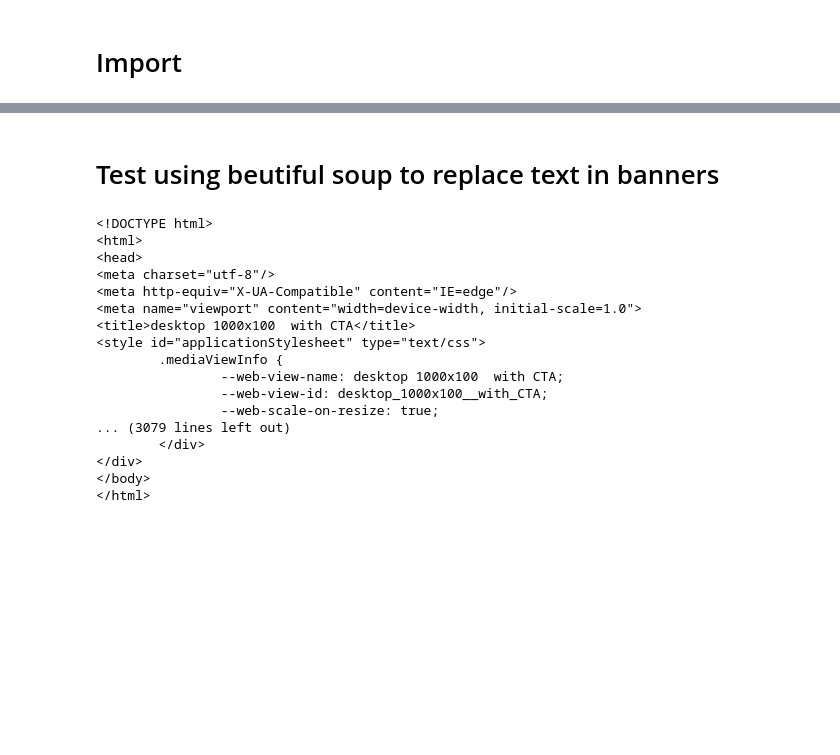
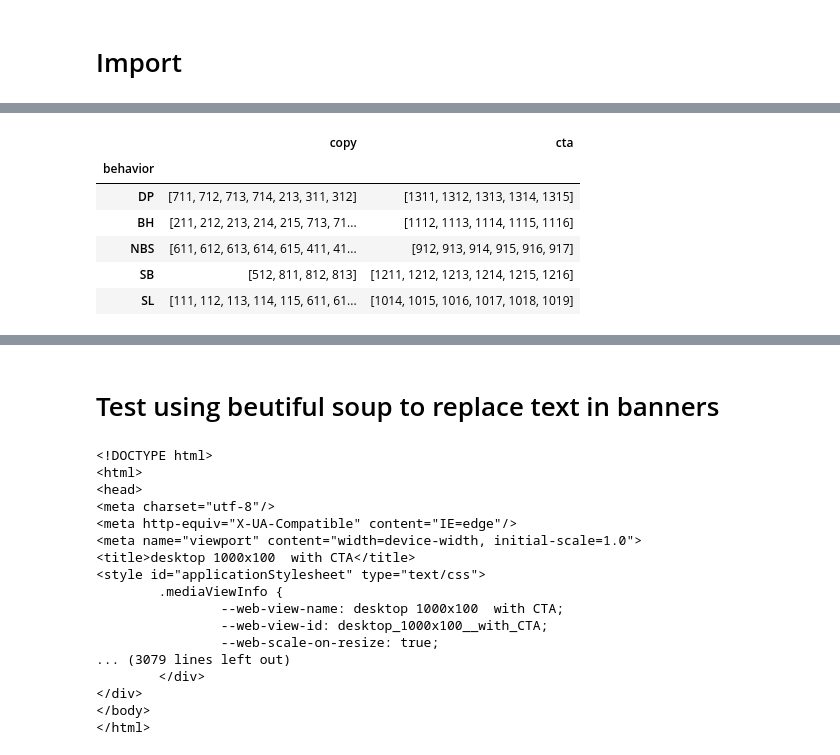
Before and after one commit to LironUxpera/LironUxpera, a Jupyter notebook: notebooks/Untitled.ipynb, the cells around one changed output, grey strips where cells are left out. Cells and saved outputs as stored; diff of their text form; code cells hidden in the pictures; blank space fills up the shorter version.

```diff
--- a/notebooks/Untitled.ipynb
+++ b/notebooks/Untitled.ipynb
@@ -11,0 +48,11 @@ ImportError: cannot import name 'HTMLDocument' from 'bs4' (/Library/Frameworks/P
+# %%
+df.set_index('behavior', inplace=True)
+df
+# %% [output]
+|  | copy | cta |
+| behavior |  |  |
+| DP | [711, 712, 713, 714, 213, 311, 312] | [1311, 1312, 1313, 1314, 1315] |
+| BH | [211, 212, 213, 214, 215, 713, 71... | [1112, 1113, 1114, 1115, 1116] |
+| NBS | [611, 612, 613, 614, 615, 411, 41... | [912, 913, 914, 915, 916, 917] |
+| SB | [512, 811, 812, 813] | [1211, 1212, 1213, 1214, 1215, 1216] |
+| SL | [111, 112, 113, 114, 115, 611, 61... | [1014, 1015, 1016, 1017, 1018, 1019] |
```
Also changed, not shown: parts of 18 cells of this notebook, 4 other files.
